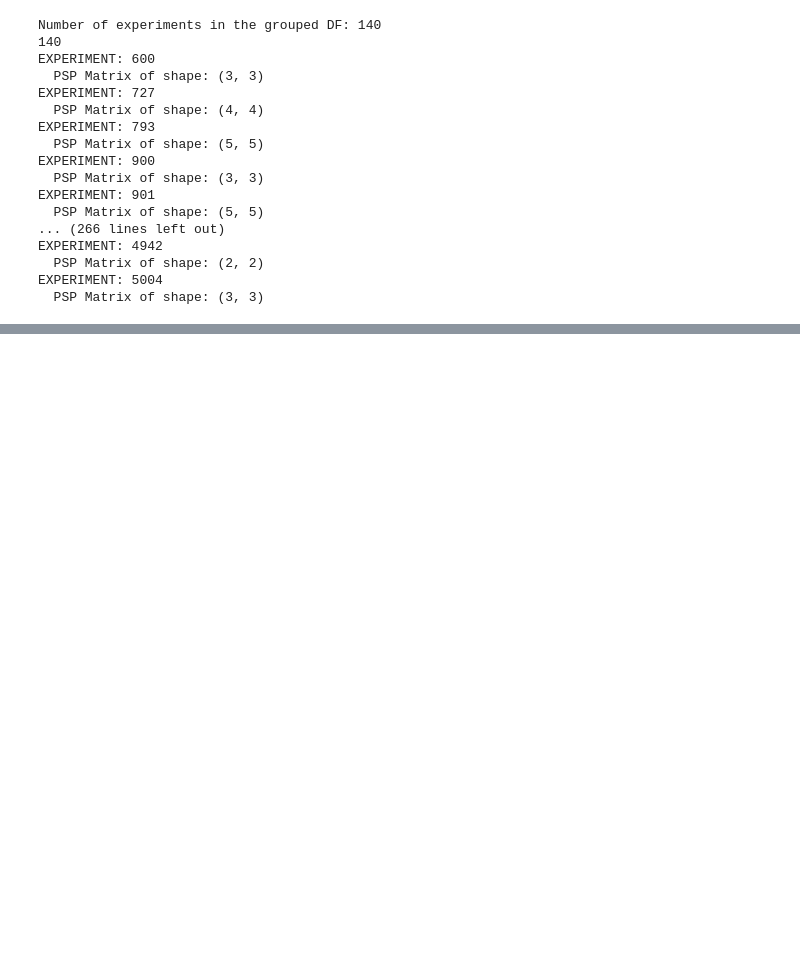
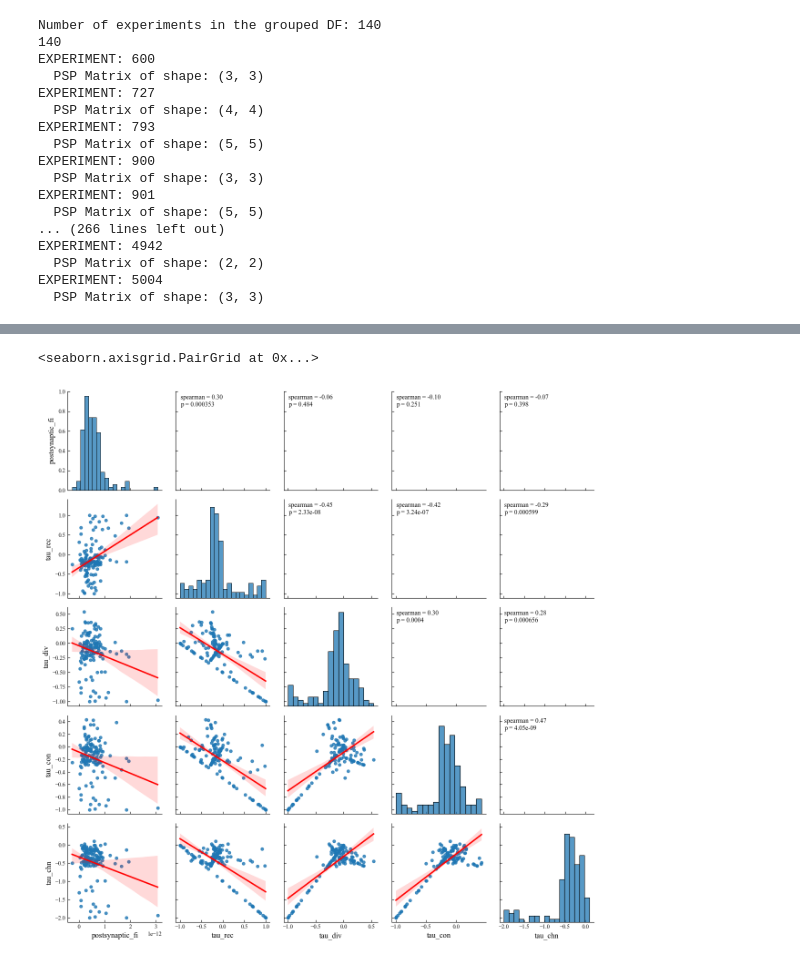
Before and after one commit to acevedomartina/HeterogeneousRNNs, a Jupyter notebook: data_analysis/motif_analysis.ipynb, the cells around one changed output, grey strips where cells are left out. Saved outputs shown, nothing was run; the diff lists cells and outputs as text; code cells hidden in the pictures; blank space fills up the shorter version.

```diff
--- a/data_analysis/motif_analysis.ipynb
+++ b/data_analysis/motif_analysis.ipynb
@@ -141,0 +484,22 @@ EXPERIMENT: 5004
+# %%
+from scipy.stats import pearsonr
+
+from scipy.stats import spearmanr
+
+def corrfunc(x, y, **kws):
+    rho, p = spearmanr(x, y)
+    ax = plt.gca()
+    ax.annotate(
+        f"spearman = {rho:.2f}\np = {p:.3g}",
+        xy=(0.05, 0.85),
+        xycoords=ax.transAxes,
+        fontsize=10
+    )
+
+g = sns.PairGrid(df[cols])
+g.map_upper(corrfunc)
+g.map_lower(sns.regplot, scatter_kws={"s":20}, line_kws={"color":"red"})
+g.map_diag(sns.histplot)
+# %% [output]
+<seaborn.axisgrid.PairGrid at 0x...>
+[figure, added]
```
Also changed, not shown: parts of 11 cells of this notebook.
